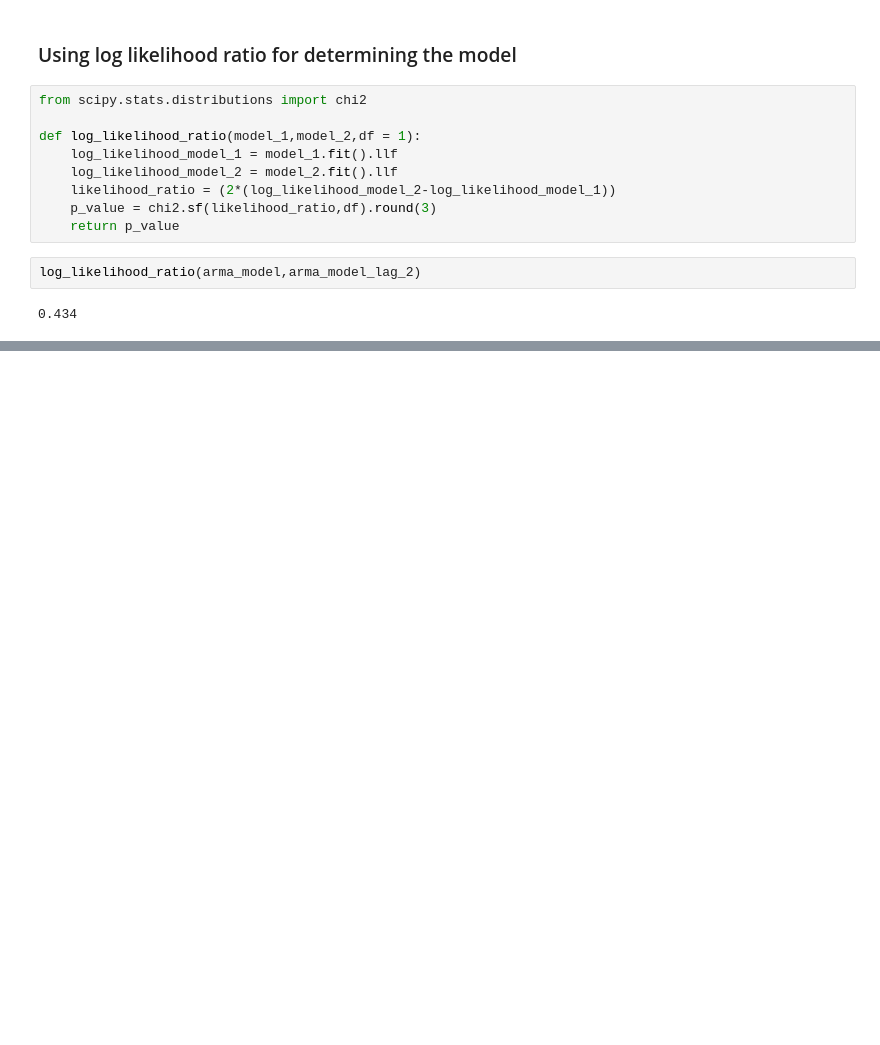
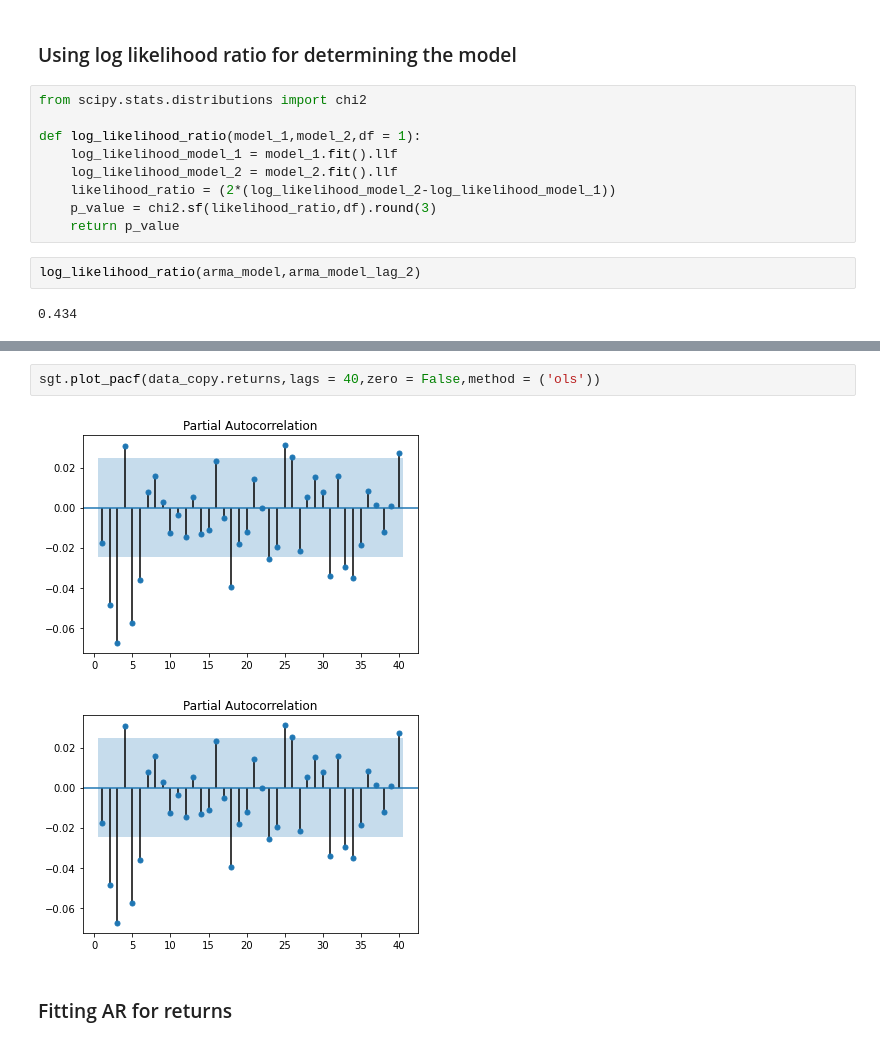
Before and after one commit to sachatur13/DL_Code, a Jupyter notebook: Time Series Analysis/Autoregressive model (AR).ipynb, the cells around one changed output, grey strips where cells are left out. Drawn from its saved outputs; the diff is of its cells as text; blank space fills up the shorter version.

```diff
--- a/Time Series Analysis/Autoregressive model (AR).ipynb
+++ b/Time Series Analysis/Autoregressive model (AR).ipynb
@@ -110,0 +201,7 @@ log_likelihood_ratio(arma_model,arma_model_lag_2)
+# %%
+sgt.plot_pacf(data_copy.returns,lags = 40,zero = False,method = ('ols'))
+# %% [output]
+[figure, added]
+[figure, added]
+# %% [markdown]
+### Fitting AR for returns
```
Also changed, not shown: parts of 31 cells of this notebook, 1 other file.
